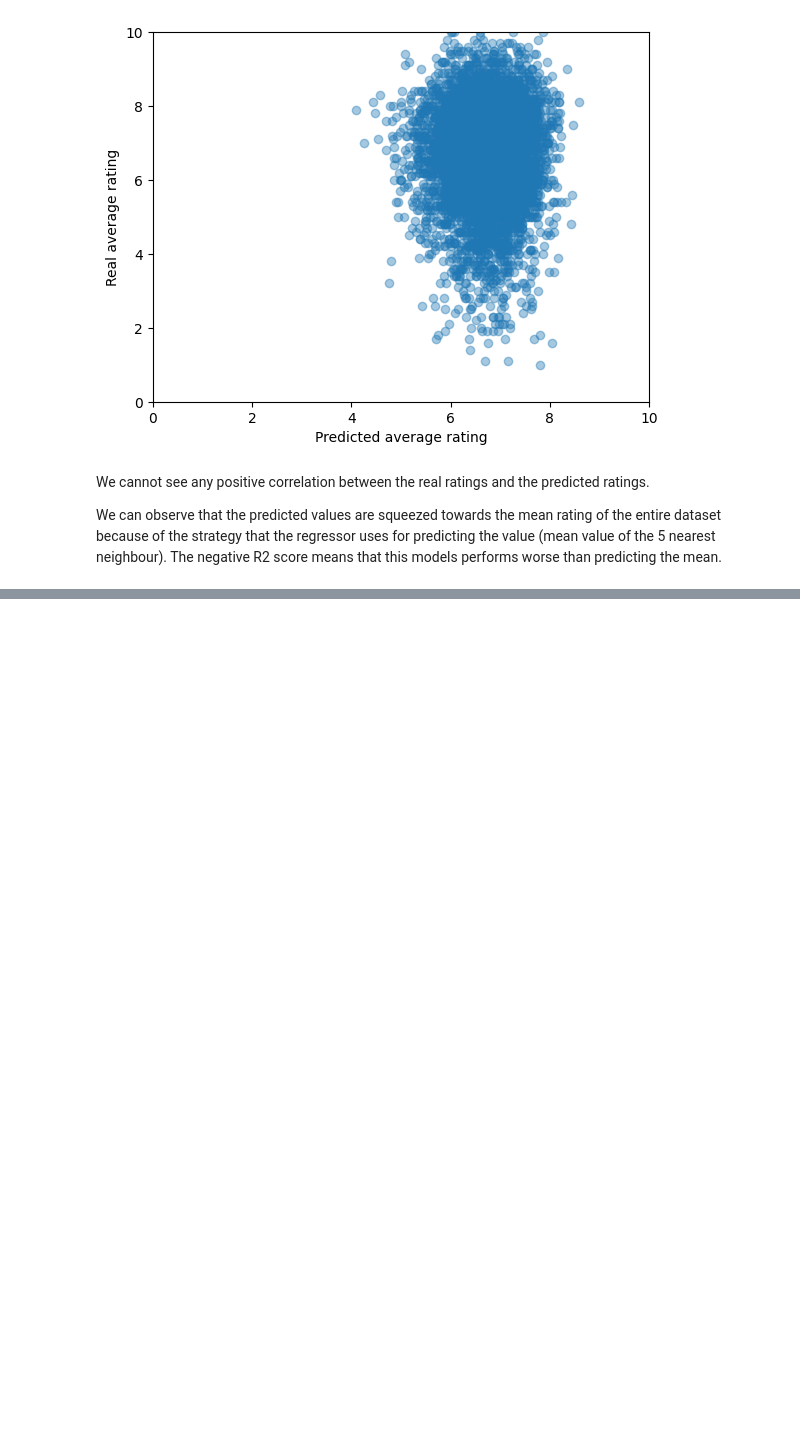
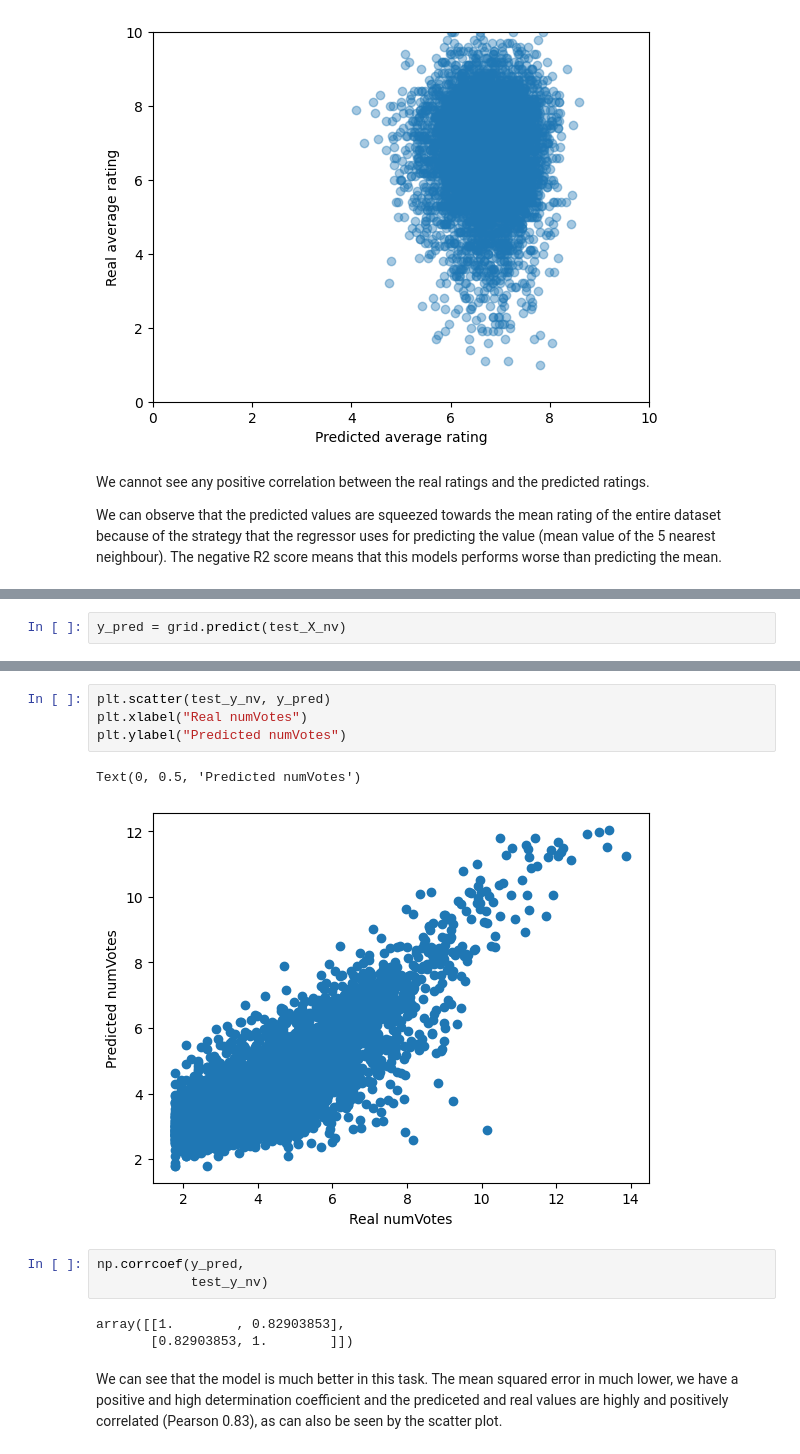
Before and after one commit to g-fabiani4-unipi/dm1_project, a Jupyter notebook: src/regression.ipynb, the cells around one changed output, grey strips where cells are left out. Cells and saved outputs as stored; diff of their text form; blank space fills up the shorter version.

```diff
--- a/src/regression.ipynb
+++ b/src/regression.ipynb
@@ -146,0 +307,2 @@ We can observe that the predicted values are squeezed towards the mean rating of
+# %%
+y_pred = grid.predict(test_X_nv)
@@ -146,0 +315,15 @@ We can observe that the predicted values are squeezed towards the mean rating of
+# %%
+plt.scatter(test_y_nv, y_pred)
+plt.xlabel("Real numVotes")
+plt.ylabel("Predicted numVotes")
+# %% [output]
+Text(0, 0.5, 'Predicted numVotes')
+[figure, added]
+# %%
+np.corrcoef(y_pred,
+            test_y_nv)
+# %% [output]
+array([[1.        , 0.82903853],
+       [0.82903853, 1.        ]])
+# %% [markdown]
+We can see that the model is much better in this task. The mean squared error in much lower, we have a positive and high determination coefficient and the prediceted and real values are highly and positively correlated (Pearson 0.83), as can also be seen by the scatter plot.
```
Also changed, not shown: parts of 15 cells of this notebook.
